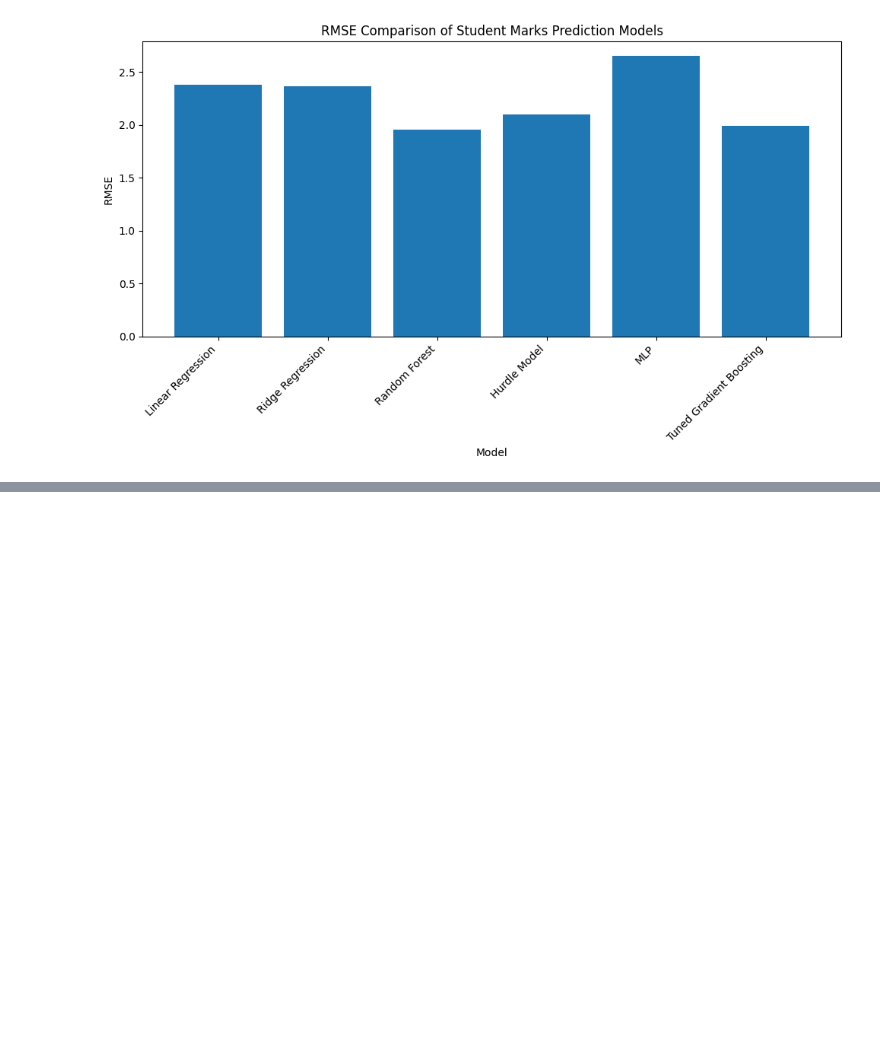
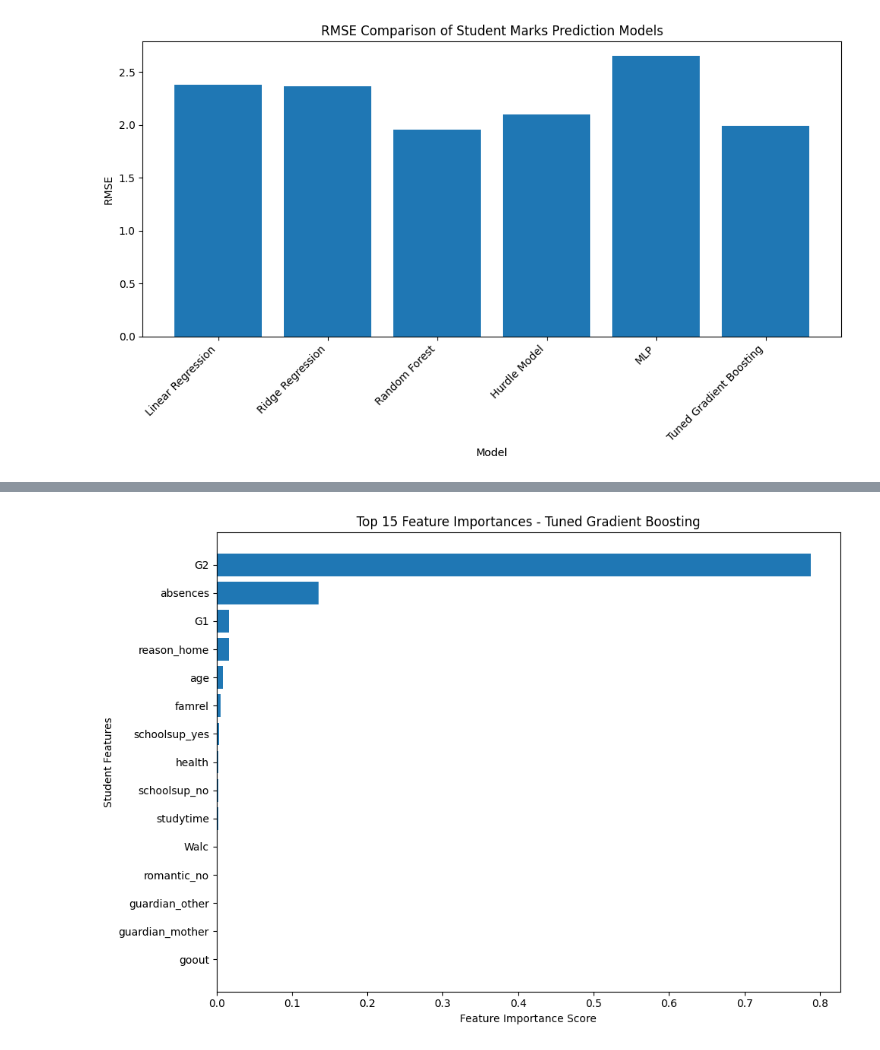
Before and after one commit to J-S-Grewal/Marks_Prediction_Model, a Jupyter notebook: codes/03_gradient_boosting_model.ipynb, the cells around one changed output, grey strips where cells are left out. Cells and saved outputs as stored; diff of their text form; code cells hidden in the pictures; blank space fills up the shorter version.

Commit message:
Add gradient boosting analysis and visualizations

```diff
--- a/codes/03_gradient_boosting_model.ipynb
+++ b/codes/03_gradient_boosting_model.ipynb
@@ -386,0 +435,30 @@ plt.show()
+# %%
+
+# Select the 15 most important features
+top_features = importance_df.head(15).sort_values(
+    by="Importance", ascending=True
+)
+
+plt.figure(figsize=(10, 7))
+
+plt.barh(
+    top_features["Feature"],
+    top_features["Importance"]
+)
+
+plt.xlabel("Feature Importance Score")
+plt.ylabel("Student Features")
+plt.title("Top 15 Feature Importances - Tuned Gradient Boosting")
+
+plt.tight_layout()
+
+# Save the chart in the project's images folder
+plt.savefig(
+    "../images/gradient_boosting_feature_importance.png",
+    dpi=300,
+    bbox_inches="tight"
+)
+
+plt.show()
+# %% [output]
+[figure, added]
```
Also changed, not shown: parts of 14 cells of this notebook, 6 other files.
